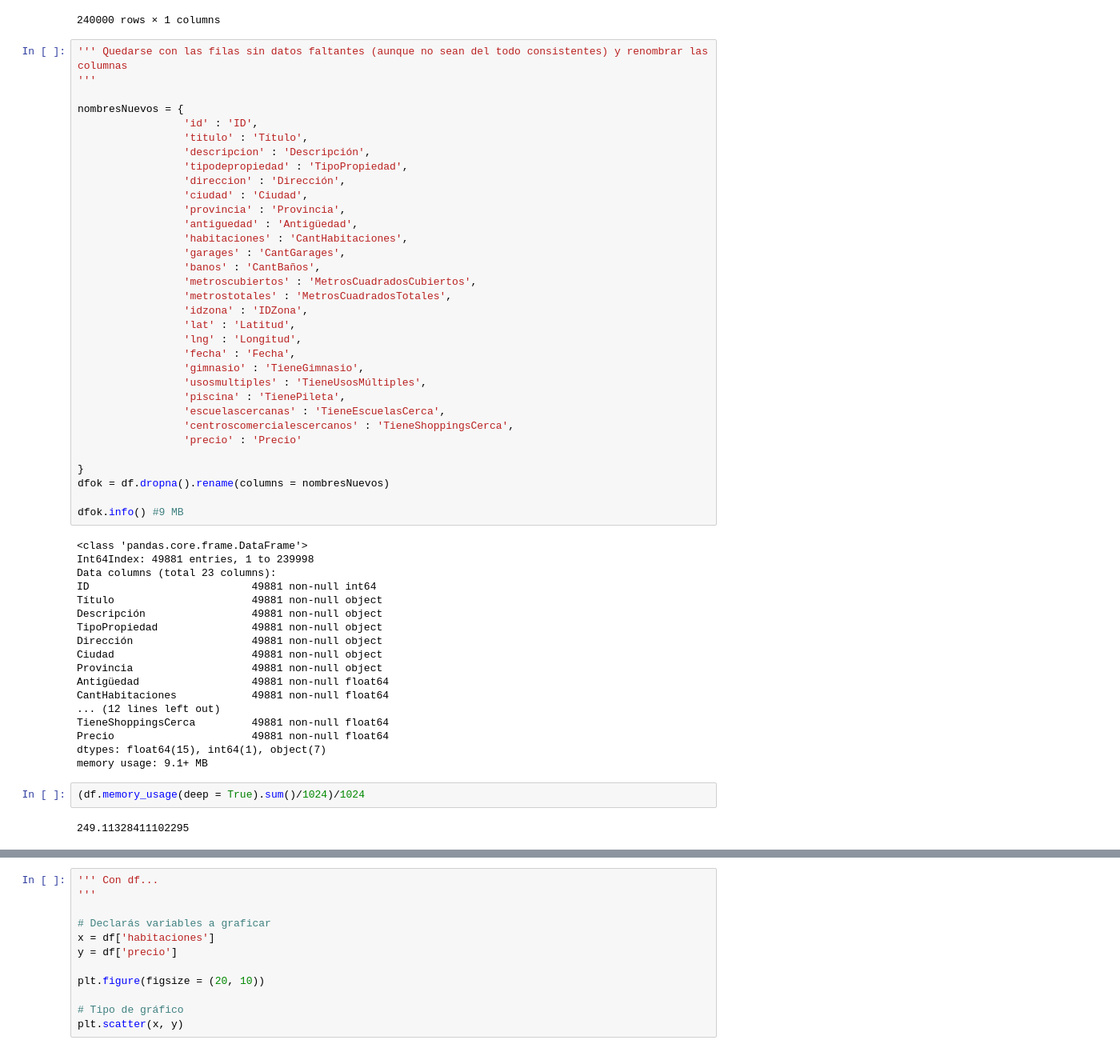
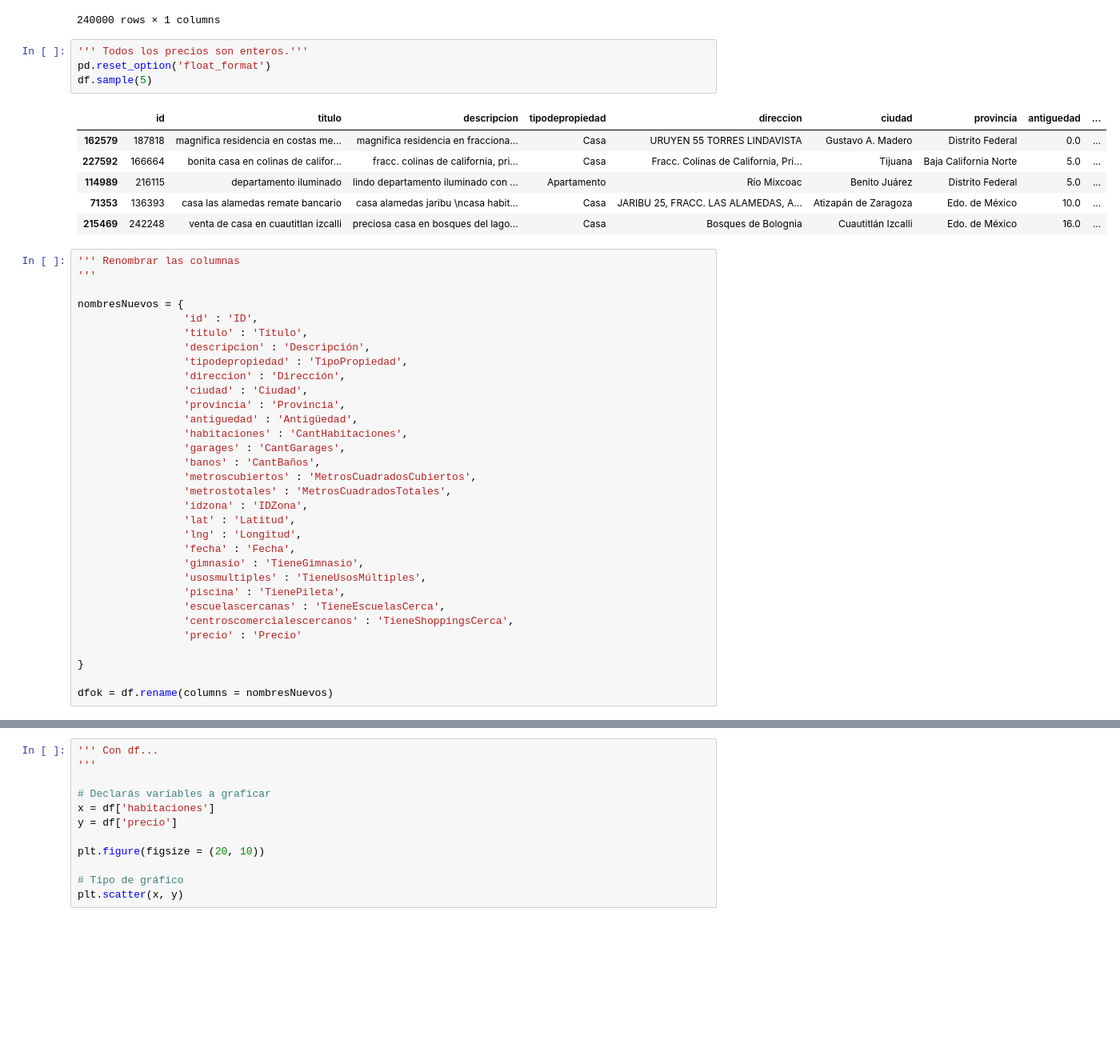
Before and after one commit to komod0/TPs-Org.Datos, a Jupyter notebook: tp1/unTest2.ipynb, the cells around one changed output, grey strips where cells are left out. Shown at 80% size. Drawn from its saved outputs; the diff is of its cells as text; blank space fills up the shorter version.

```diff
--- a/tp1/unTest2.ipynb
+++ b/tp1/unTest2.ipynb
@@ -74,8 +74,19 @@ df['direccion'].to_frame()
 | 239998 | Javier Rojo Gomez 120 |
 | 239999 | AVE. STIM |
 240000 rows × 1 columns
+# %%
+''' Todos los precios son enteros.'''
+pd.reset_option('float_format')
+df.sample(5)
+# %% [output]
+|  | id | titulo | descripcion | tipodepropiedad | direccion | ciudad | provincia | antiguedad | ... |
+| 162579 | 187818 | magnifica residencia en costas me... | magnifica residencia en fracciona... | Casa | URUYEN 55 TORRES LINDAVISTA | Gustavo A. Madero | Distrito Federal | 0.0 | ... |
+| 227592 | 166664 | bonita casa en colinas de califor... | fracc. colinas de california, pri... | Casa | Fracc. Colinas de California, Pri... | Tijuana | Baja California Norte | 5.0 | ... |
+| 114989 | 216115 | departamento iluminado | lindo departamento iluminado con ... | Apartamento | Río Mixcoac | Benito Juárez | Distrito Federal | 5.0 | ... |
+| 71353 | 136393 | casa las alamedas remate bancario | casa alamedas jaribu \ncasa habit... | Casa | JARIBU 25, FRACC. LAS ALAMEDAS, A... | Atizapán de Zaragoza | Edo. de México | 10.0 | ... |
+| 215469 | 242248 | venta de casa en cuautitlan izcalli | preciosa casa en bosques del lago... | Casa | Bosques de Bolognia | Cuautitlán Izcalli | Edo. de México | 16.0 | ... |
 # %%
-''' Quedarse con las filas sin datos faltantes (aunque no sean del todo consistentes) y renombrar las columnas
+''' Renombrar las columnas
 '''
 
 nombresNuevos = {
@@ -104,31 +115,8 @@ nombresNuevos = {
                  'precio' : 'Precio'
 
 }
-dfok = df.dropna().rename(columns = nombresNuevos)
 
-dfok.info() #9 MB
+dfok = df.rename(columns = nombresNuevos)
-# %% [output]
-<class 'pandas.core.frame.DataFrame'>
-Int64Index: 49881 entries, 1 to 239998
-Data columns (total 23 columns):
-ID                          49881 non-null int64
-Título                      49881 non-null object
-Descripción                 49881 non-null object
-TipoPropiedad               49881 non-null object
-Dirección                   49881 non-null object
-Ciudad                      49881 non-null object
-Provincia                   49881 non-null object
-Antigüedad                  49881 non-null float64
-CantHabitaciones            49881 non-null float64
-... (12 lines left out)
-TieneShoppingsCerca         49881 non-null float64
-Precio                      49881 non-null float64
-dtypes: float64(15), int64(1), object(7)
-memory usage: 9.1+ MB
-# %%
-(df.memory_usage(deep = True).sum()/1024)/1024
-# %% [output]
-249.11328411102295
 # %%
 ''' Reacomidamiento de columnas
 '''
```
Also changed, not shown: parts of 16 cells of this notebook, 1 other file.
